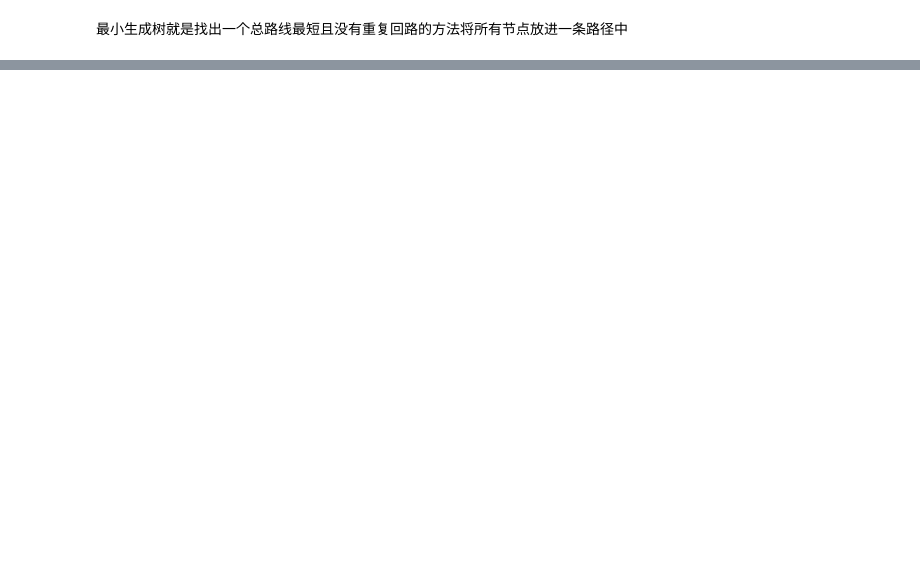
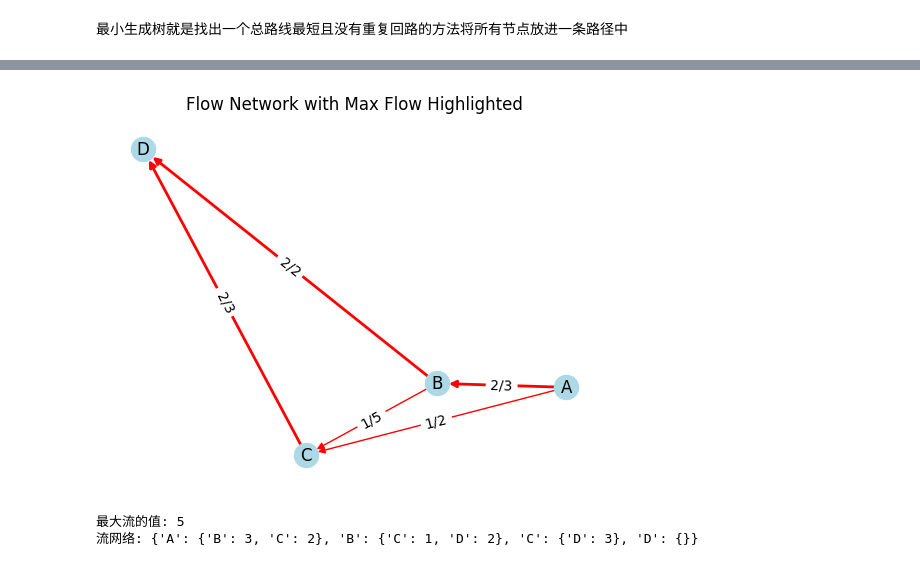
Before and after one commit to baibairui/MCM, a Jupyter notebook: 图论.ipynb, the cells around one changed output, grey strips where cells are left out. Drawn from its saved outputs; the diff is of its cells as text; code cells hidden in the pictures; blank space fills up the shorter version.

```diff
--- a/图论.ipynb
+++ b/图论.ipynb
@@ -252,0 +262,52 @@ sum
+# %%
+import networkx as nx
+import matplotlib.pyplot as plt
+
+# 创建有向图并添加带有容量的边
+G = nx.DiGraph()
+G.add_edge('A', 'B', capacity=3, flow=2)
+G.add_edge('A', 'C', capacity=2, flow=1)
+G.add_edge('B', 'C', capacity=5, flow=1)
+G.add_edge('B', 'D', capacity=2, flow=2)
+G.add_edge('C', 'D', capacity=3, flow=2)
+
+# 使用nx.maximum_flow计算最大流（假设已经计算）
+# flow_value, flow_dict = nx.maximum_flow(G, 'A', 'D')
+
+# 设置图形布局
+pos = nx.spring_layout(G)
+
+# 绘制网络节点
+nx.draw_networkx_nodes(G, pos, node_color='lightblue')
+
+# 绘制携带流量的边（最大流的路径）
+for u, v, d in G.edges(data=True):
+    if d['flow'] > 0:
+        nx.draw_networkx_edges(G, pos, edgelist=[(u, v)], width=d['flow'], edge_color='red')
+
+# 绘制不携带流量的边
+for u, v, d in G.edges(data=True):
+    if d['flow'] == 0:
+        nx.draw_networkx_edges(G, pos, edgelist=[(u, v)], edge_color='gray')
+
+# 绘制边上的标签（显示流量和容量）
+edge_labels = {(u, v): f"{d['flow']}/{d['capacity']}" for u, v, d in G.edges(data=True)}
+nx.draw_networkx_edge_labels(G, pos, edge_labels=edge_labels)
+
+# 绘制网络节点的标签
+nx.draw_networkx_labels(G, pos)
+
+# 显示图形
+plt.title("Flow Network with Max Flow Highlighted")
+plt.axis("off")
+plt.show()
+# %% [output]
+[figure, added]
+# %%
+max_flow_value, max_flow_dict = nx.maximum_flow(G, 'A', 'D')
+print("最大流的值:", max_flow_value)
+print("流网络:", max_flow_dict)
+#这里说明从A到D的最大流量是5，最大流路径是A->B->D，A->C->D
+# %% [output]
+最大流的值: 5
+流网络: {'A': {'B': 3, 'C': 2}, 'B': {'C': 1, 'D': 2}, 'C': {'D': 3}, 'D': {}}
```
Also changed, not shown: parts of 13 cells of this notebook.
